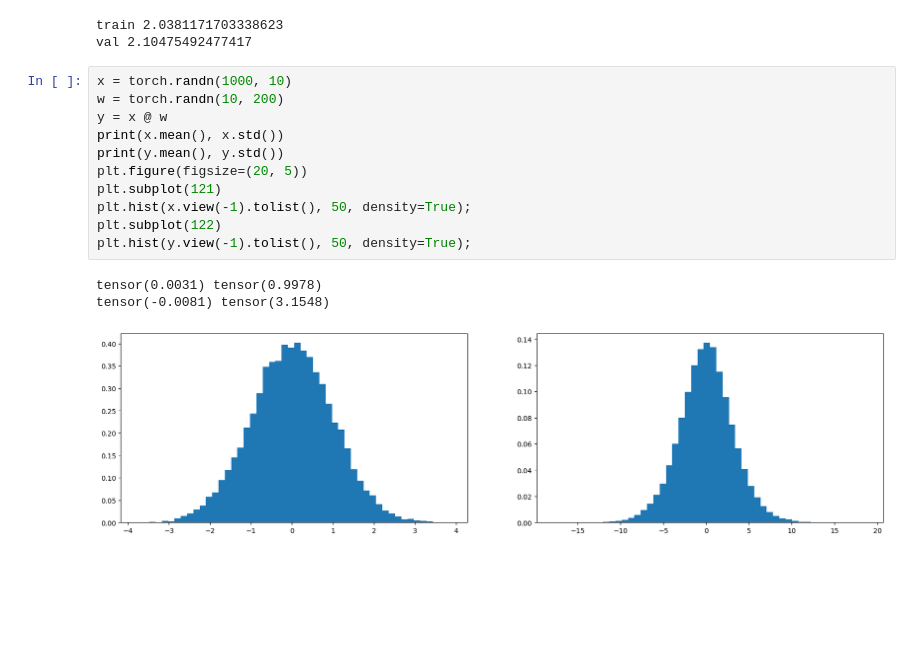
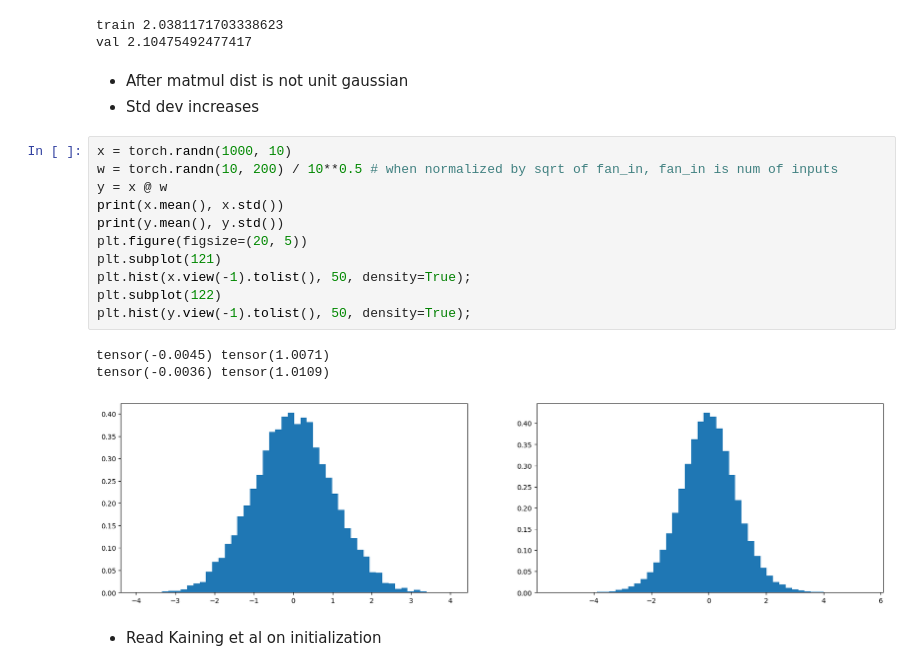
Before and after one commit to VomV/NLP, a Jupyter notebook: LangModels/mlp_act_grad_batchnorm.ipynb, the cells around one changed output. Saved outputs shown, nothing was run; the diff lists cells and outputs as text; blank space fills up the shorter version.

Commit message:
kaining init

```diff
--- a/LangModels/mlp_act_grad_batchnorm.ipynb
+++ b/LangModels/mlp_act_grad_batchnorm.ipynb
@@ -549,18 +549,23 @@ split_loss('val')
 # %% [output]
 train 2.0381171703338623
 val 2.10475492477417
+# %% [markdown]
+- After matmul dist is not unit gaussian
+- Std dev increases
 # %%
 x = torch.randn(1000, 10)
-w = torch.randn(10, 200)
+w = torch.randn(10, 200) / 10**0.5 # when normalized by sqrt of fan_in, fan_in is num of inputs
 y = x @ w
 print(x.mean(), x.std())
 print(y.mean(), y.std())
 plt.figure(figsize=(20, 5))
 plt.subplot(121)
 plt.hist(x.view(-1).tolist(), 50, density=True);
 plt.subplot(122)
 plt.hist(y.view(-1).tolist(), 50, density=True);
 # %% [output]
-tensor(0.0031) tensor(0.9978)
-tensor(-0.0081) tensor(3.1548)
+tensor(-0.0045) tensor(1.0071)
+tensor(-0.0036) tensor(1.0109)
-[figure, old version]
+[figure, new version]
+# %% [markdown]
+- Read Kaining et al on initialization
```
